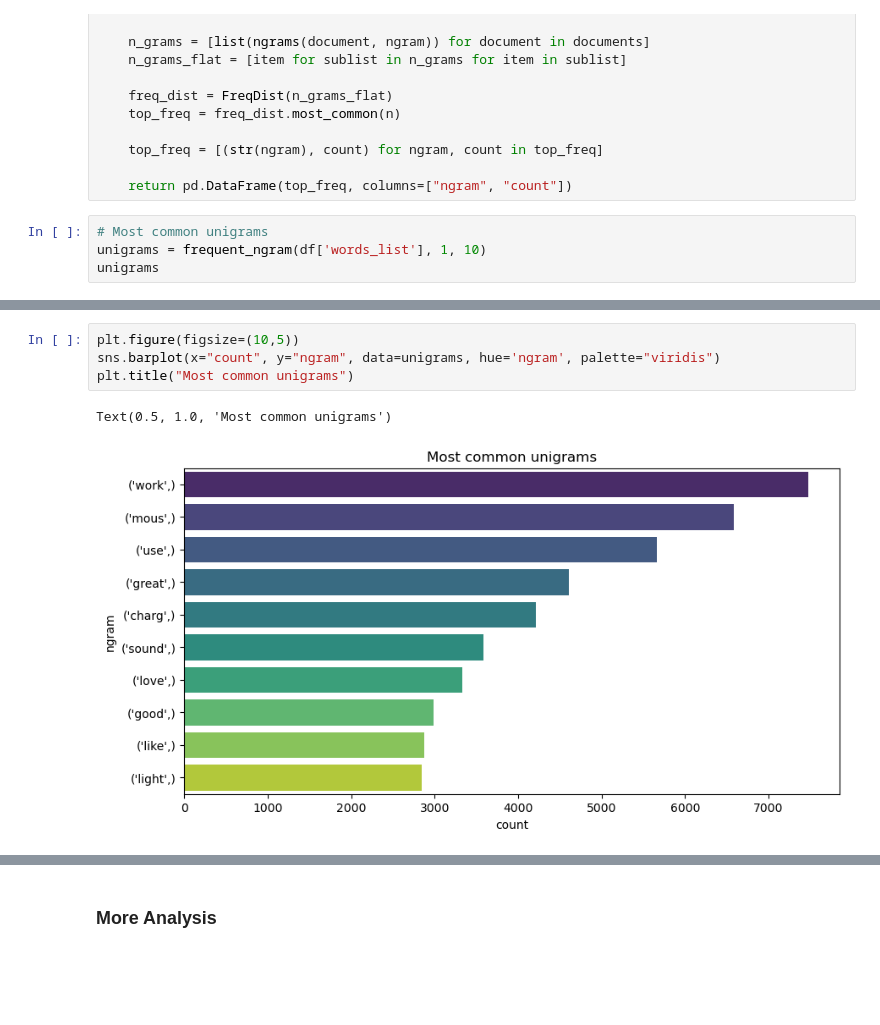
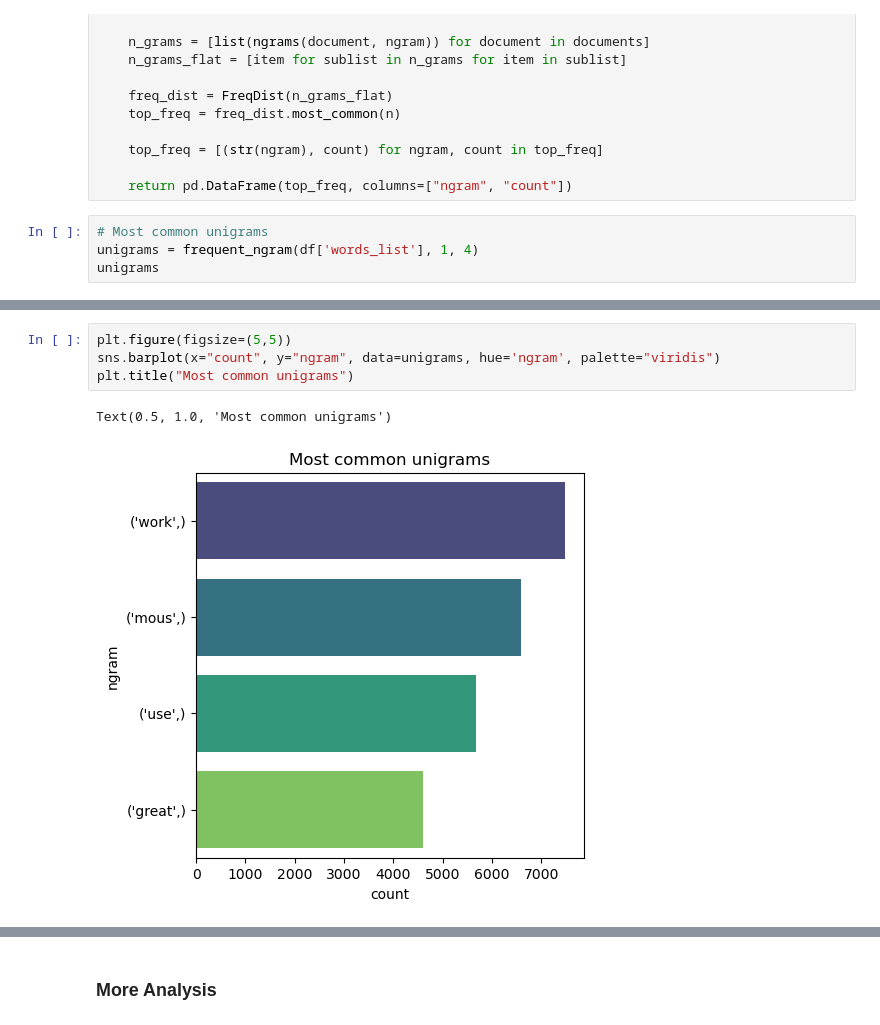
Before and after one commit to rsm-iiribarrenpenuelas/final-project-mgta415, a Jupyter notebook: inaki.ipynb, the cells around one changed output, grey strips where cells are left out. Drawn from its saved outputs; the diff is of its cells as text; blank space fills up the shorter version.

```diff
--- a/inaki.ipynb
+++ b/inaki.ipynb
@@ -189,7 +207,7 @@ def frequent_ngram(corpus, ngram, n=30):
     return pd.DataFrame(top_freq, columns=["ngram", "count"])
 # %%
 # Most common unigrams
-unigrams = frequent_ngram(df['words_list'], 1, 10)
+unigrams = frequent_ngram(df['words_list'], 1, 4)
 unigrams
 # %% [output]
 |  | ngram | count |
@@ -222,8 +237,8 @@ bigrams
 # %%
-plt.figure(figsize=(10,5))
+plt.figure(figsize=(5,5))
 sns.barplot(x="count", y="ngram", data=unigrams, hue='ngram', palette="viridis")
 plt.title("Most common unigrams")
 # %% [output]
 Text(0.5, 1.0, 'Most common unigrams')
-[figure, old version]
+[figure, new version]
 # %%
```
Also changed, not shown: parts of 23 cells of this notebook.
